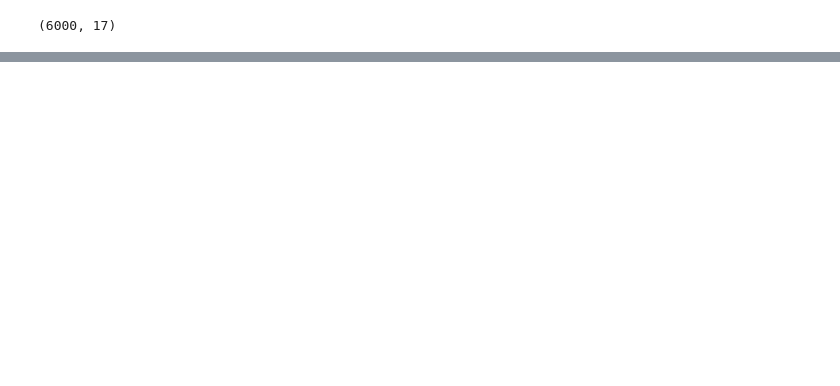
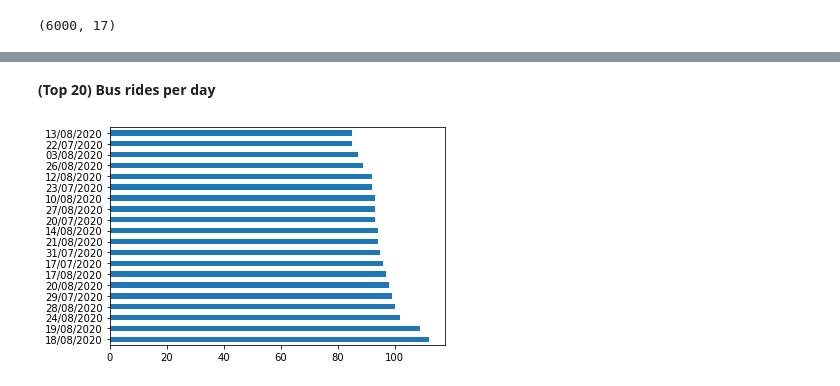
Before and after one commit to kjxlstad/RuterDataVisualization, a Jupyter notebook: ruterdata.ipynb, the cells around one changed output, grey strips where cells are left out. Drawn from its saved outputs; the diff is of its cells as text; code cells hidden in the pictures; blank space fills up the shorter version.

```diff
--- a/ruterdata.ipynb
+++ b/ruterdata.ipynb
@@ -54,0 +56,6 @@ data['Kommune'].value_counts().plot.barh()
+# %% [markdown]
+**(Top 20) Bus rides per day**
+# %%
+rpd = data['Dato'].value_counts().head(20).plot.barh()
+# %% [output]
+[figure, added]
```
Also changed, not shown: parts of 20 cells of this notebook.
